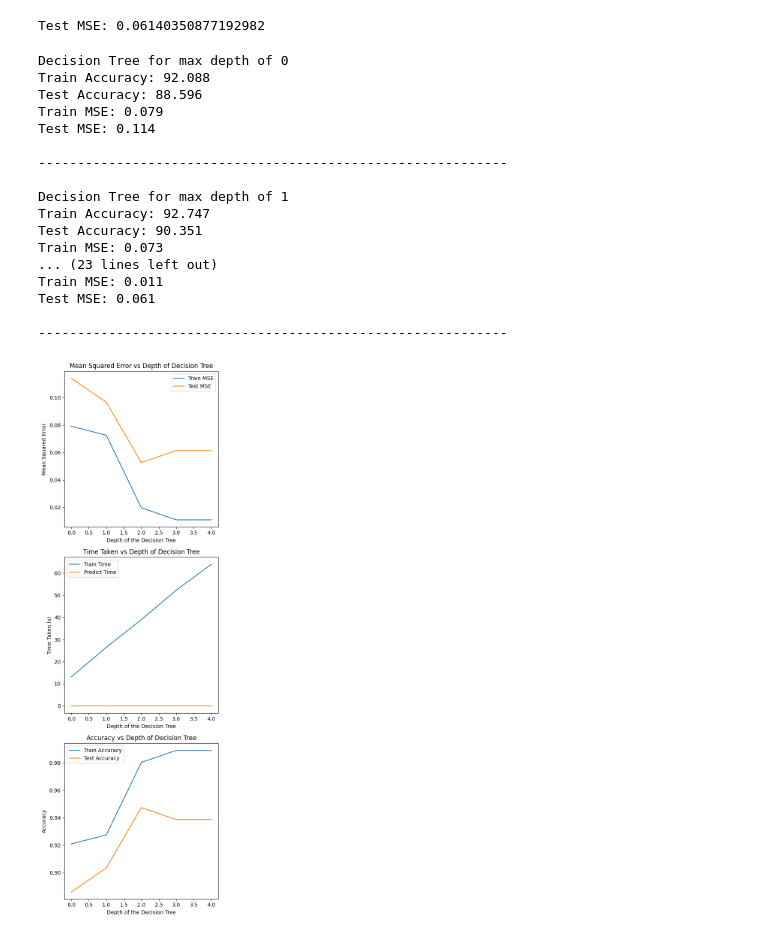
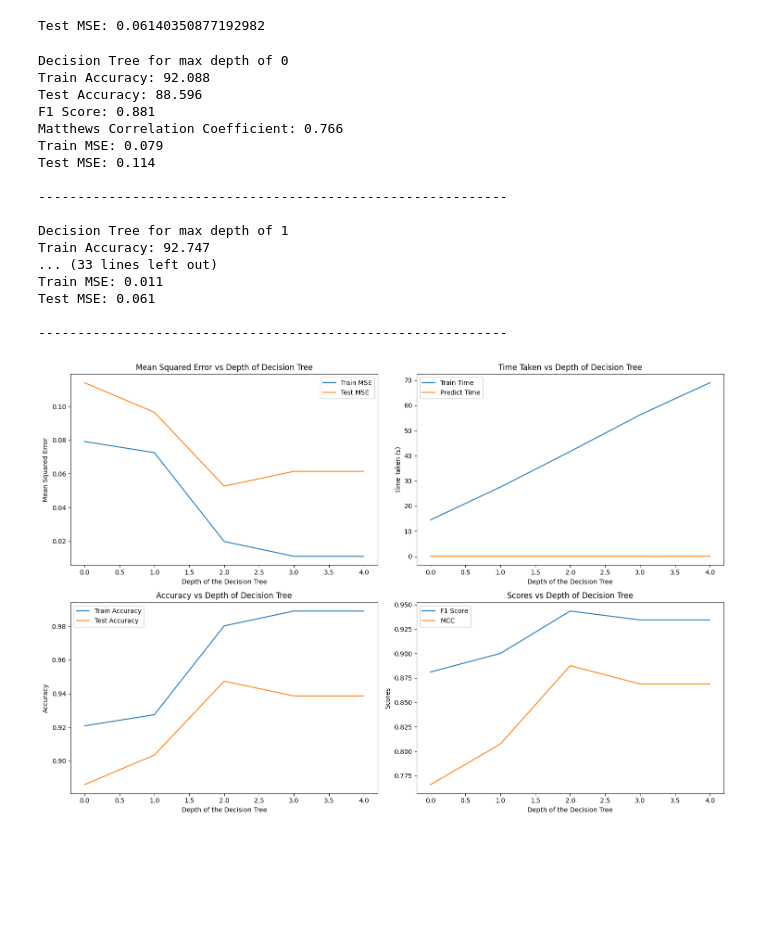
Before and after one commit to Demolus13/Machine-Learning-Models, a Jupyter notebook: Decision Tree & Random Forest/Model.ipynb, the cells around one changed output. Saved outputs shown, nothing was run; the diff lists cells and outputs as text; code cells hidden in the pictures; blank space fills up the shorter version.

Commit message:
Refactor Decision Tree & Random Forest model notebook

```diff
--- a/Decision Tree & Random Forest/Model.ipynb
+++ b/Decision Tree & Random Forest/Model.ipynb
@@ -194,3 +274,7 @@ size of the dataset:  (569, 31)
+# %%
+for column in dataset.drop(target,axis=1).columns[:5]:
+    fig = px.density_heatmap(dataset, x=column, y=target, color_continuous_scale='magma_r')
+    fig.show()
 # %%
 # Checking coorelation within the dataset
 dataset_corr = dataset.corr()
@@ -202,8 +286,8 @@ plt.show()
 # %%
 # Feature selection
 threshold = 0.35
-target = abs(dataset_corr.iloc[:, -1])
-features = target[target > threshold].index
+target_corr = abs(dataset_corr.iloc[:, -1])
+features = target_corr[target_corr > threshold].index
 
 # Display the relevant features
 dataset = dataset[features]
@@ -429,6 +513,7 @@ os.makedirs(directory, exist_ok=True)
 
 # Train the model with different hyperparameters
 type = 'classification'
+n_classes = np.unique(Y_test)
 Metrics = {}
 for depth in range(0, 5):
     print(f"Decision Tree for max depth of {depth}")
@@ -453,7 +538,16 @@ for depth in range(0, 5):
     test_mse = mean_squared_error(Y_test, Y_pred)
     if type == 'classification':
         accuracy_test = accuracy(Y_test, Y_pred)
+        f1score = 0
+        mcc = 0
+        for i in range(len(n_classes)):
+            f1score += F1_Score(Y_test, Y_pred, n_classes[i])
+            mcc += MCC(Y_test, Y_pred, n_classes[i])
+        f1score /= len(n_classes)
+        mcc /= len(n_classes)
         print(f"Test Accuracy: {round(100*accuracy_test, 3)}")
+        print(f"F1 Score: {round(f1score, 3)}")
+        print(f"Matthews Correlation Coefficient: {round(mcc, 3)}")
 
     # Storing the metrics
     Metrics[depth] = {"Train MSE": train_mse, "Test MSE": test_mse, "Train Time": train_time, "Predict Time": predict_time}
@@ -462,6 +556,8 @@ for depth in range(0, 5):
     if type == 'classification':
         Metrics[depth]["Train Accuracy"] = accuracy_train
         Metrics[depth]["Test Accuracy"] = accuracy_test
+        Metrics[depth]["F1 Score"] = f1score
+        Metrics[depth]["MCC"] = mcc
 
     # Saving the model
     filepath = os.path.join(directory, f"DTree_Entropy_{depth}.pkl")
@@ -474,6 +570,8 @@ Metrics = pd.DataFrame(Metrics).T
 Decision Tree for max depth of 0
 Train Accuracy: 92.088
 Test Accuracy: 88.596
+F1 Score: 0.881
+Matthews Correlation Coefficient: 0.766
 Train MSE: 0.079
 Test MSE: 0.114
 
@@ -481,9 +579,7 @@ Test MSE: 0.114
 
 Decision Tree for max depth of 1
 Train Accuracy: 92.747
-Test Accuracy: 90.351
-Train MSE: 0.073
-... (23 lines left out)
+... (33 lines left out)
 Train MSE: 0.011
 Test MSE: 0.061
 
@@ -491,30 +587,45 @@ Test MSE: 0.061
 # %%
 # Plotting the metrics
 if type == 'classification':
-    fig, axs = plt.subplots(3, 1, figsize=(5, 15))
+    fig, axs = plt.subplots(2, 2, figsize=(15, 10))
+
+    Metrics.iloc[:, :2].plot(ax=axs[0, 0])
+    axs[0, 0].set_xlabel('Depth of the Decision Tree')
+    axs[0, 0].set_ylabel('Mean Squared Error')
+    axs[0, 0].set_title('Mean Squared Error vs Depth of Decision Tree')
+
+    Metrics.iloc[:, 2:4].plot(ax=axs[0, 1])
+    axs[0, 1].set_xlabel('Depth of the Decision Tree')
+    axs[0, 1].set_ylabel('Time Taken (s)')
+    axs[0, 1].set_title('Time Taken vs Depth of Decision Tree')
+
+    Metrics.iloc[:, 4:6].plot(ax=axs[1, 0])
+    axs[1, 0].set_xlabel('Depth of the Decision Tree')
+    axs[1, 0].set_ylabel('Accuracy')
+    axs[1, 0].set_title('Accuracy vs Depth of Decision Tree')
+
+    Metrics.iloc[:, 6:].plot(ax=axs[1, 1])
+    axs[1, 1].set_xlabel('Depth of the Decision Tree')
+    axs[1, 1].set_ylabel('Scores')
+    axs[1, 1].set_title('Scores vs Depth of Decision Tree')
+
 elif type == 'regression':
     fig, axs = plt.subplots(1, 2, figsize=(20, 8))
 
-Metrics.iloc[:, :2].plot(ax=axs[0])
-axs[0].set_xlabel('Depth of the Decision Tree')
-axs[0].set_ylabel('Mean Squared Error')
-axs[0].set_title('Mean Squared Error vs Depth of Decision Tree')
+    Metrics.iloc[:, :2].plot(ax=axs[0])
+    axs[0].set_xlabel('Depth of the Decision Tree')
+    axs[0].set_ylabel('Mean Squared Error')
+    axs[0].set_title('Mean Squared Error vs Depth of Decision Tree')
 
-Metrics.iloc[:, 2:4].plot(ax=axs[1])
-axs[1].set_xlabel('Depth of the Decision Tree')
-axs[1].set_ylabel('Time Taken (s)')
-axs[1].set_title('Time Taken vs Depth of Decision Tree')
-
-if type == 'classification':
-    Metrics.iloc[:, 4:].plot(ax=axs[2])
-    axs[2].set_xlabel('Depth of the Decision Tree')
-    axs[2].set_ylabel('Accuracy')
-    axs[2].set_title('Accuracy vs Depth of Decision Tree')
+    Metrics.iloc[:, 2:4].plot(ax=axs[1])
+    axs[1].set_xlabel('Depth of the Decision Tree')
+    axs[1].set_ylabel('Time Taken (s)')
+    axs[1].set_title('Time Taken vs Depth of Decision Tree')
 
 plt.tight_layout()
 plt.show()
 # %% [output]
-[figure, old version]
+[figure, new version]
 # %%
 # Specify the directory you want to save in
 directory = "Models"
```
Also changed, not shown: parts of 8 cells of this notebook.
